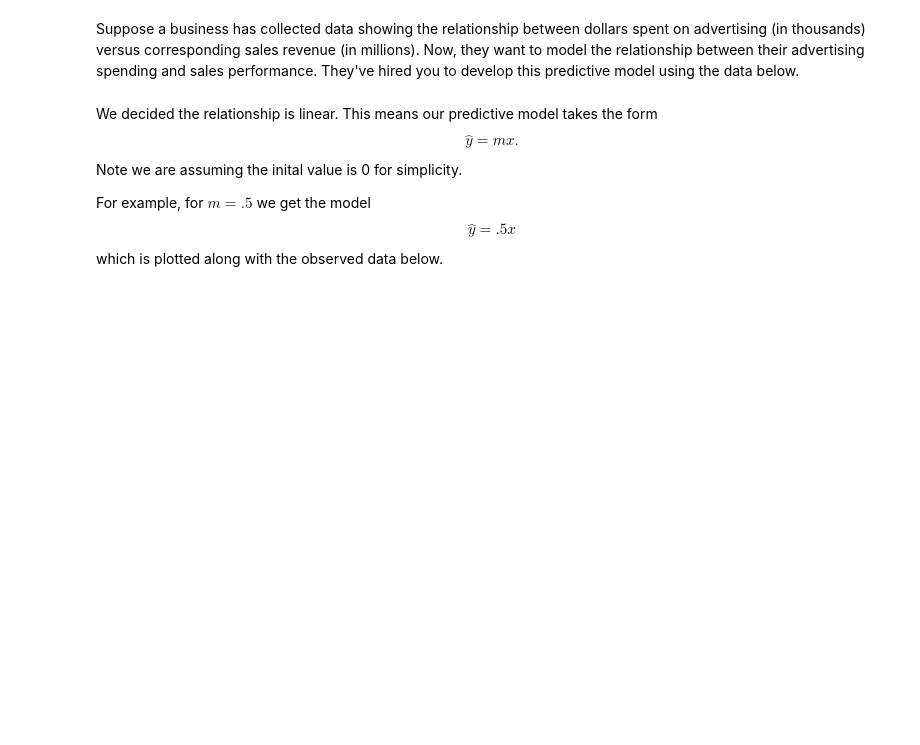
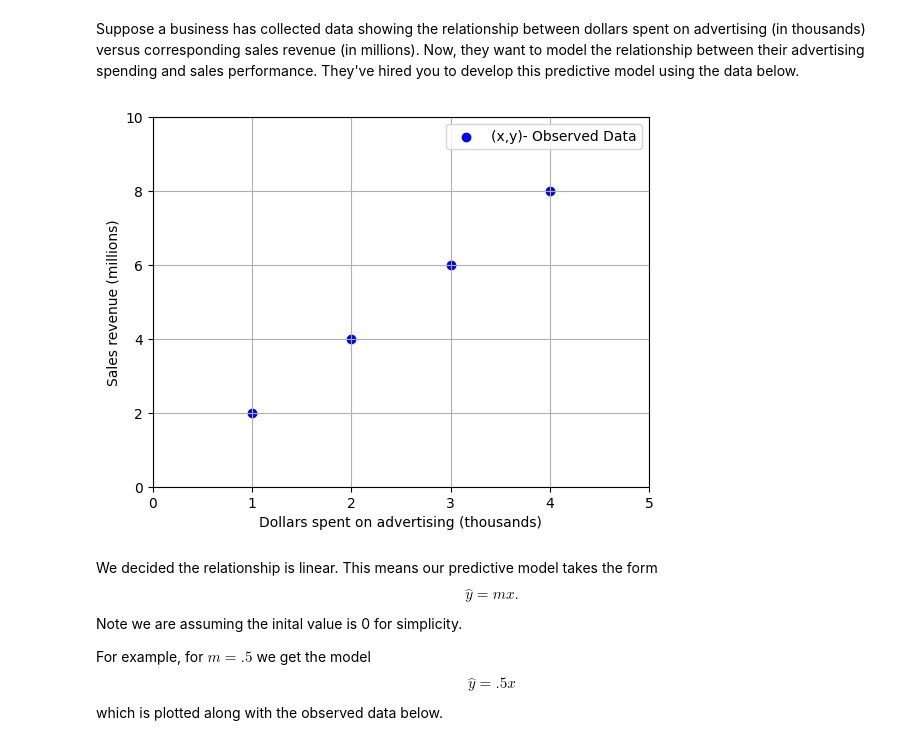
Before and after one commit to mikahlbk/MATH-DATA-105-Fall-2025-Banwarth-Kuhn, a Jupyter notebook: Week 9/Week 9.ipynb, the cells around one changed output. Saved outputs shown, nothing was run; the diff lists cells and outputs as text; code cells hidden in the pictures; blank space fills up the shorter version.

```diff
--- a/Week 9/Week 9.ipynb
+++ b/Week 9/Week 9.ipynb
@@ -3,16 +3,18 @@ Suppose a business has collected data showing the relationship between dollars s
 # %%
 import numpy as np
 import matplotlib.pyplot as plt
 dollars_spent = [1,2,3,4]
 sales_revenue = [2,4,6,8]
-plt.scatter(x_vals,y_vals,marker= "o",color = 'blue',label = "(x,y)- Observed Data")
+plt.scatter(dollars_spent,sales_revenue,marker= "o",color = 'blue',label = "(x,y)- Observed Data")
 plt.xlabel("Dollars spent on advertising (thousands)")
 plt.ylabel("Sales revenue (millions)")
 plt.legend()
 plt.ylim([0, 10])
 plt.xlim([0, 5])
 plt.grid(True)
 plt.show()
+# %% [output]
+[figure, added]
 # %% [markdown]
 We decided the relationship is linear. This means our predictive model takes the form
 $$\hat{y} = mx.$$
```
Also changed, not shown: parts of 7 cells of this notebook.
